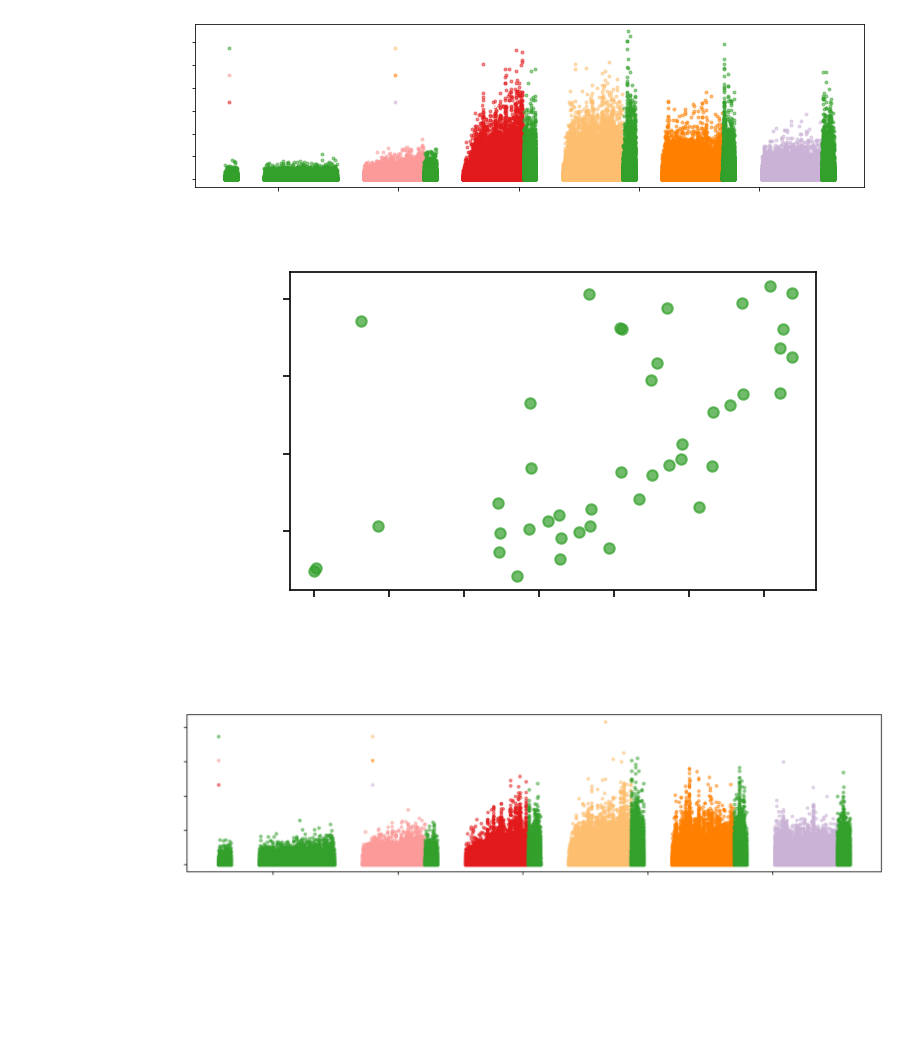
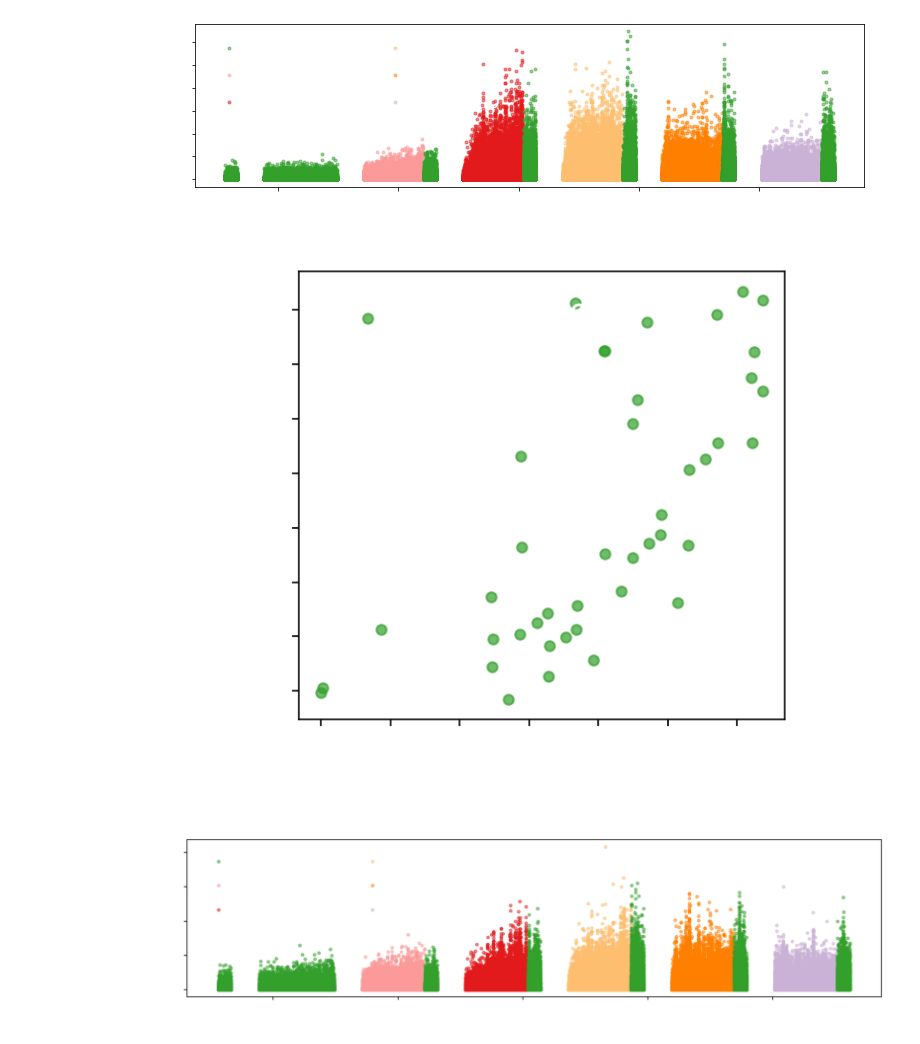
Before and after one commit to donajialej/Notes, a Jupyter notebook: from_myokit_tutorial/KyliesCell5_dataANDsimulation_notebook_PR3.ipynb, the cells around one changed output. Cells and saved outputs as stored; diff of their text form; code cells hidden in the pictures; blank space fills up the shorter version.

```diff
--- a/from_myokit_tutorial/KyliesCell5_dataANDsimulation_notebook_PR3.ipynb
+++ b/from_myokit_tutorial/KyliesCell5_dataANDsimulation_notebook_PR3.ipynb
@@ -533,21 +533,21 @@ plt.show()
 # %% [output]
 [figure]
 # %%
-plt.figure(figsize=(5, 3),dpi = 150, tight_layout = True)
+plt.figure(figsize=(5, 4),dpi = 150, tight_layout = True)
 for index_i in range(len(index_largerCurrents)):
     i=index_largerCurrents[index_i]
     if pr3_voltage_constV[i] == -40:
         #plt.errorbar(splines_largerCurrents_bycurrent_meanbatch[index_i], splines_residuals2_largerCurrents_bycurrent_meanbatch[index_i], yerr=splines_residuals2_largerCurrents_bycurrent_stdbatch[index_i], fmt='.',color = pr3_voltage_constV_colors[i], label = pr3_voltage_constV_labels_simple[i] )
         plt.plot(splines_largerCurrents_bycurrent_meanbatch[index_i], splines_residuals2_largerCurrents_bycurrent_meanbatch[index_i], '.', markersize = 10, alpha = 0.7, color = pr3_voltage_constV_colors[i], label = pr3_voltage_constV_labels_simple[i] )
 plt.xlabel('current (nA)', fontsize = 18,  color = 'white')
 plt.ylabel('var',fontsize = 18,   color = 'white')
 plt.yticks( color = 'white', fontsize = 14)
 plt.xticks( color = 'white', fontsize = 14)
 plt.legend(loc='upper left', ncol =2,fontsize = 18,   framealpha = 0, labelcolor='white')
 plt.savefig('pr3_largecurrents_residuals_V40_plot.png', transparent = True, dpi = 150)
 plt.show()
 # %% [output]
-[figure, old version]
+[figure, new version]
 # %%
 plt.figure(figsize=(12, 3),dpi = 150, tight_layout = True)
 for index_i in range(len(index_largerCurrents)):
```
Also changed, not shown: parts of 1 cell of this notebook, 6 other files.
